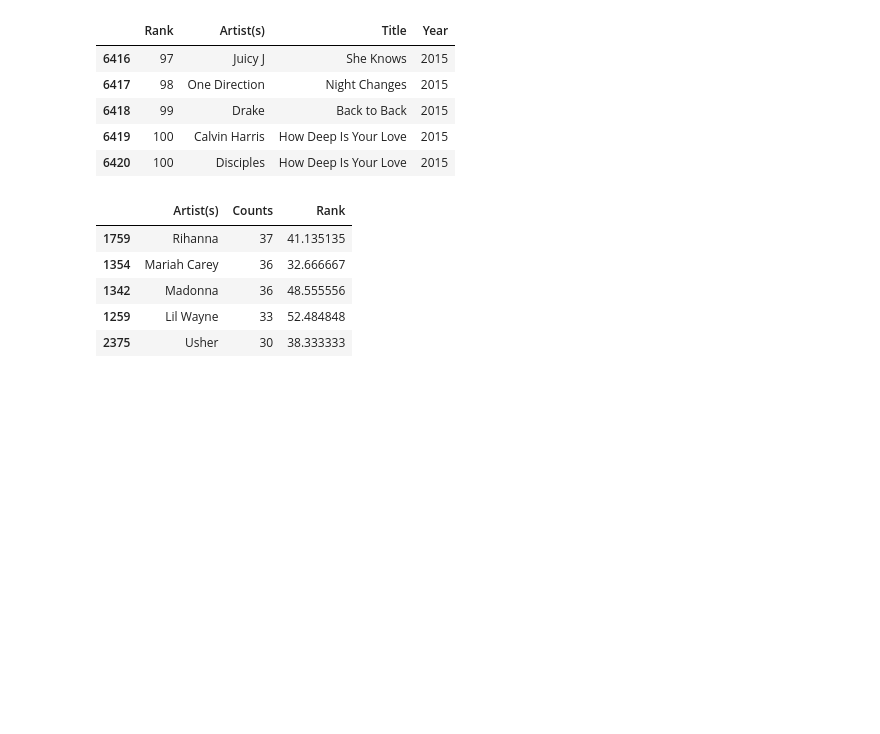
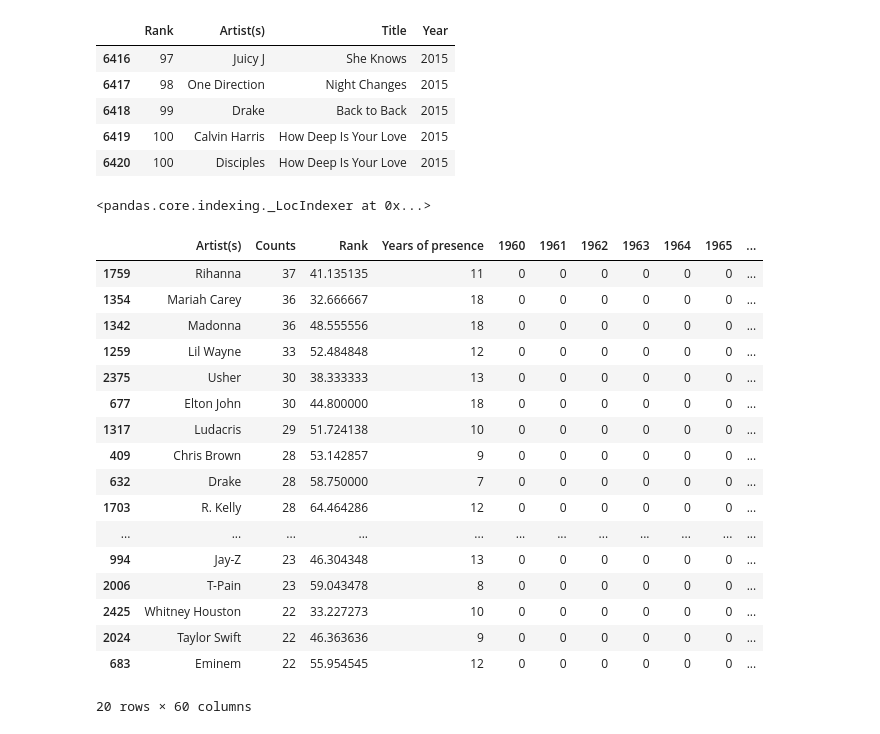
Before and after one commit to ThomasLucas/SlideRule-DataScience_Intensive-Code, a Jupyter notebook: CapstoneProject/IPython-Notebooks/DataStory-final.ipynb, the cells around one changed output. Cells and saved outputs as stored; diff of their text form; code cells hidden in the pictures; blank space fills up the shorter version.

Commit message:
Additions of the number of years of presence in the data frame + continue working on the visualization

```diff
--- a/CapstoneProject/IPython-Notebooks/DataStory-final.ipynb
+++ b/CapstoneProject/IPython-Notebooks/DataStory-final.ipynb
@@ -117,16 +117,33 @@ unique_artist_df.tail()
 | 6418 | 99 | Drake | Back to Back | 2015 |
 | 6419 | 100 | Calvin Harris | How Deep Is Your Love | 2015 |
 | 6420 | 100 | Disciples | How Deep Is Your Love | 2015 |
+# %%
+unique_artist_df.loc(5800,"Artist(s)")
+# %% [output]
+<pandas.core.indexing._LocIndexer at 0x...>
 # %%
 unique_artist_df_count = dsf.create_entries_count_by_artist(unique_artist_df)
-unique_artist_df_count.head()
-# %% [output]
-|  | Artist(s) | Counts | Rank |
-| 1759 | Rihanna | 37 | 41.135135 |
-| 1354 | Mariah Carey | 36 | 32.666667 |
-| 1342 | Madonna | 36 | 48.555556 |
-| 1259 | Lil Wayne | 33 | 52.484848 |
-| 2375 | Usher | 30 | 38.333333 |
+# %%
+unique_artist_df_count.head(20)
+# %% [output]
+|  | Artist(s) | Counts | Rank | Years of presence | 1960 | 1961 | 1962 | 1963 | 1964 | 1965 | ... |
+| 1759 | Rihanna | 37 | 41.135135 | 11 | 0 | 0 | 0 | 0 | 0 | 0 | ... |
+| 1354 | Mariah Carey | 36 | 32.666667 | 18 | 0 | 0 | 0 | 0 | 0 | 0 | ... |
+| 1342 | Madonna | 36 | 48.555556 | 18 | 0 | 0 | 0 | 0 | 0 | 0 | ... |
+| 1259 | Lil Wayne | 33 | 52.484848 | 12 | 0 | 0 | 0 | 0 | 0 | 0 | ... |
+| 2375 | Usher | 30 | 38.333333 | 13 | 0 | 0 | 0 | 0 | 0 | 0 | ... |
+| 677 | Elton John | 30 | 44.800000 | 18 | 0 | 0 | 0 | 0 | 0 | 0 | ... |
+| 1317 | Ludacris | 29 | 51.724138 | 10 | 0 | 0 | 0 | 0 | 0 | 0 | ... |
+| 409 | Chris Brown | 28 | 53.142857 | 9 | 0 | 0 | 0 | 0 | 0 | 0 | ... |
+| 632 | Drake | 28 | 58.750000 | 7 | 0 | 0 | 0 | 0 | 0 | 0 | ... |
+| 1703 | R. Kelly | 28 | 64.464286 | 12 | 0 | 0 | 0 | 0 | 0 | 0 | ... |
+| ... | ... | ... | ... | ... | ... | ... | ... | ... | ... | ... | ... |
+| 994 | Jay-Z | 23 | 46.304348 | 13 | 0 | 0 | 0 | 0 | 0 | 0 | ... |
+| 2006 | T-Pain | 23 | 59.043478 | 8 | 0 | 0 | 0 | 0 | 0 | 0 | ... |
+| 2425 | Whitney Houston | 22 | 33.227273 | 10 | 0 | 0 | 0 | 0 | 0 | 0 | ... |
+| 2024 | Taylor Swift | 22 | 46.363636 | 9 | 0 | 0 | 0 | 0 | 0 | 0 | ... |
+| 683 | Eminem | 22 | 55.954545 | 12 | 0 | 0 | 0 | 0 | 0 | 0 | ... |
+20 rows × 60 columns
 # %%
 unique_artist_df_count_with_images = dsf.add_image_url_to_artist_count_df(unique_artist_df_count, last_fm_network)
 # %% [output]
```
Also changed, not shown: parts of 2 cells of this notebook, 3 other files.
